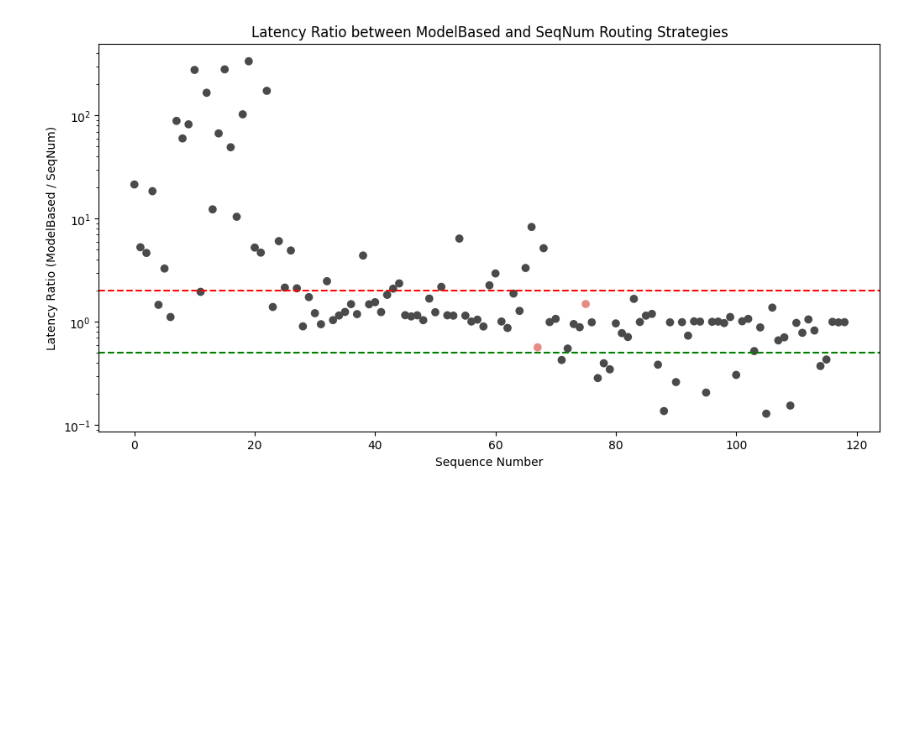
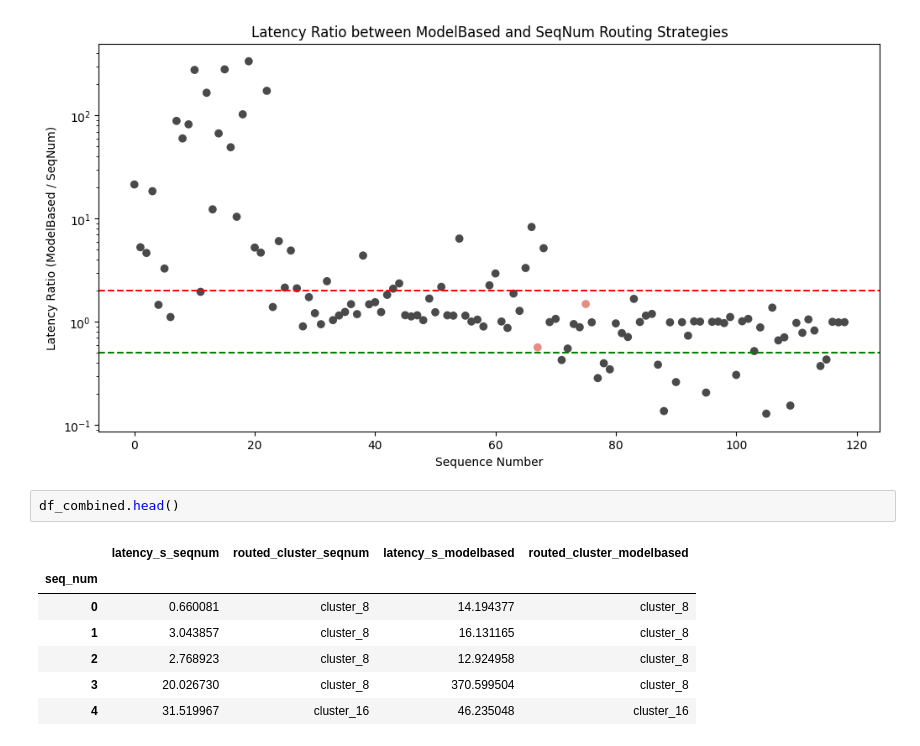
Before and after one commit to mmarkakis/autoslo, a Jupyter notebook: experiments/12_xgboost_distillation/run_comparison.ipynb, the cells around one changed output. Drawn from its saved outputs; the diff is of its cells as text; blank space fills up the shorter version.

```diff
--- a/experiments/12_xgboost_distillation/run_comparison.ipynb
+++ b/experiments/12_xgboost_distillation/run_comparison.ipynb
@@ -121,3 +121,13 @@ ax.set_title('Latency Ratio between ModelBased and SeqNum Routing Strategies')
 # %% [output]
 Text(0.5, 1.0, 'Latency Ratio between ModelBased and SeqNum Routing Strategies')
 [figure]
+# %%
+df_combined.head()
+# %% [output]
+|  | latency_s_seqnum | routed_cluster_seqnum | latency_s_modelbased | routed_cluster_modelbased |
+| seq_num |  |  |  |  |
+| 0 | 0.660081 | cluster_8 | 14.194377 | cluster_8 |
+| 1 | 3.043857 | cluster_8 | 16.131165 | cluster_8 |
+| 2 | 2.768923 | cluster_8 | 12.924958 | cluster_8 |
+| 3 | 20.026730 | cluster_8 | 370.599504 | cluster_8 |
+| 4 | 31.519967 | cluster_16 | 46.235048 | cluster_16 |
```
Also changed, not shown: parts of 3 cells of this notebook, 1 other file.
